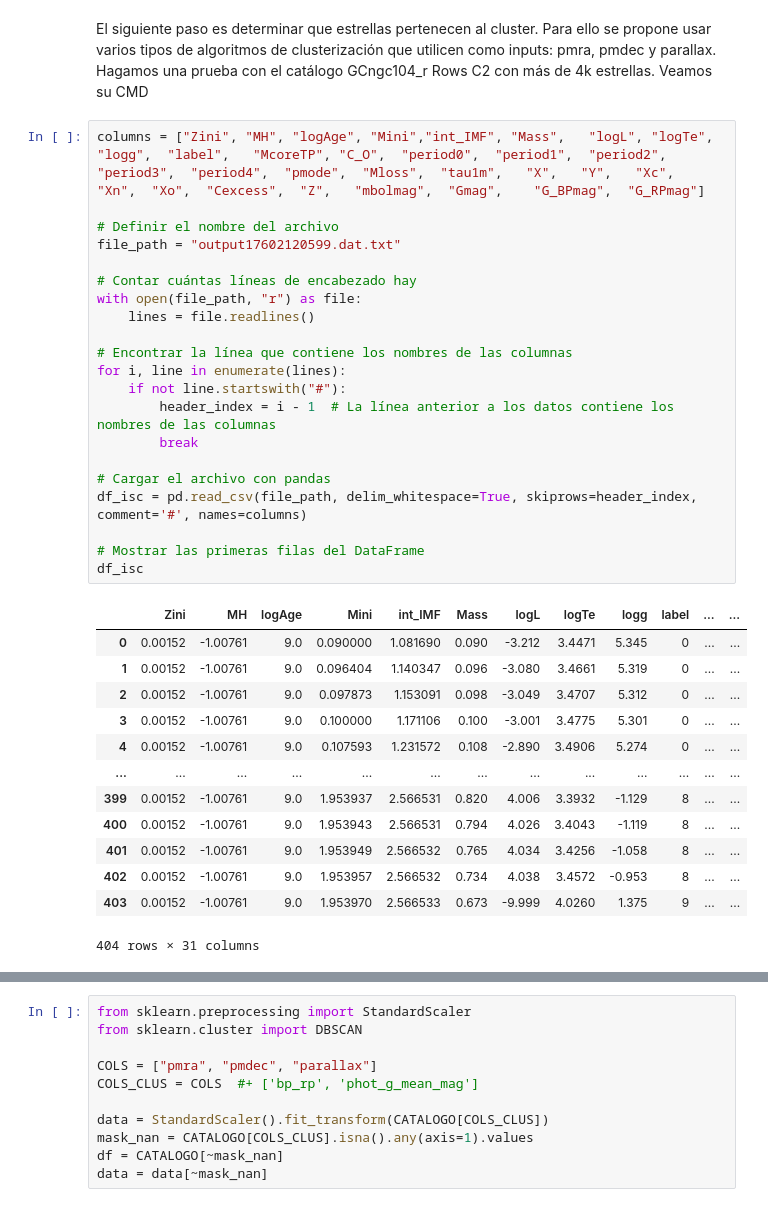
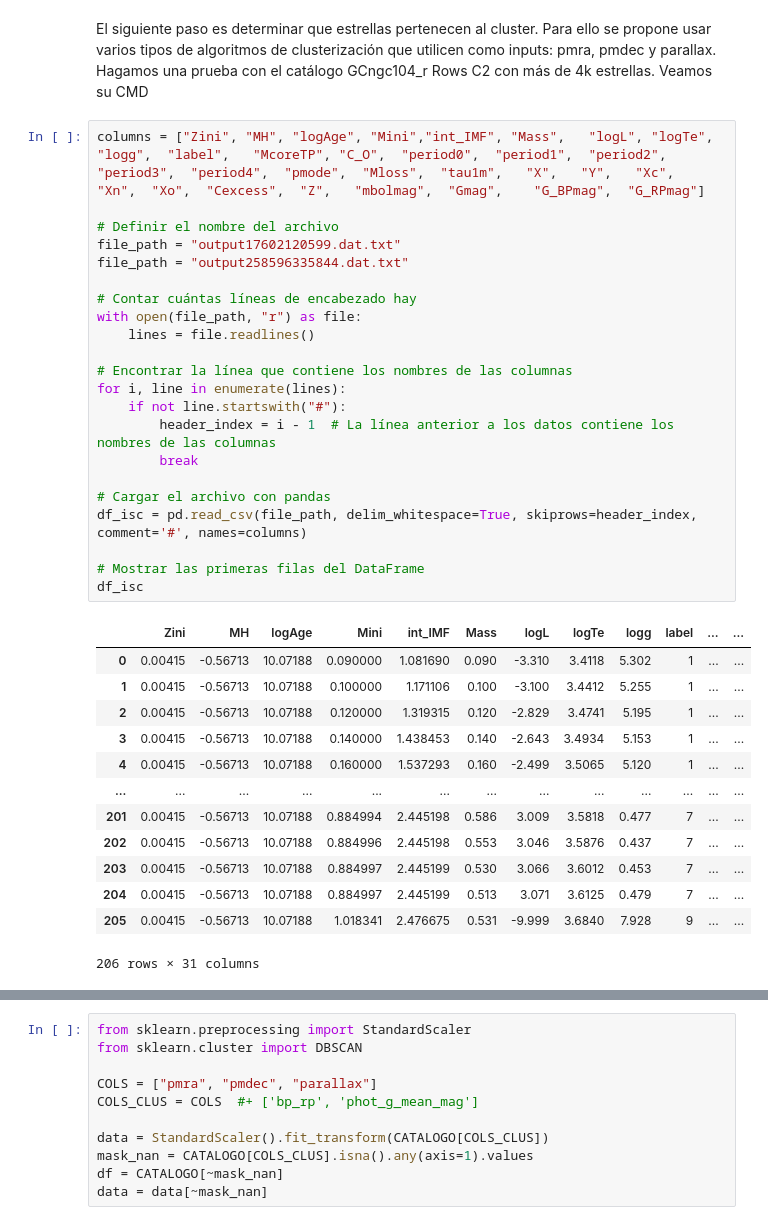
Before and after one commit to santhiperbolico/tfm-ucm-code, a Jupyter notebook: notebooks/Resultados Previos.ipynb, the cells around one changed output, grey strips where cells are left out. Drawn from its saved outputs; the diff is of its cells as text.

```diff
--- a/notebooks/Resultados Previos.ipynb
+++ b/notebooks/Resultados Previos.ipynb
@@ -293,38 +293,39 @@ El siguiente paso es determinar que estrellas pertenecen al cluster. Para ello s
 # %%
 columns = ["Zini", "MH", "logAge", "Mini","int_IMF", "Mass",   "logL", "logTe",  "logg",  "label",   "McoreTP", "C_O",  "period0",  "period1",  "period2",  "period3",  "period4",  "pmode",  "Mloss",  "tau1m",   "X",   "Y",   "Xc",  "Xn",  "Xo",  "Cexcess",  "Z", 	 "mbolmag",  "Gmag",    "G_BPmag",  "G_RPmag"]
 
 # Definir el nombre del archivo
 file_path = "output17602120599.dat.txt"
+file_path = "output258596335844.dat.txt"
 
 # Contar cuántas líneas de encabezado hay
 with open(file_path, "r") as file:
     lines = file.readlines()
 
 # Encontrar la línea que contiene los nombres de las columnas
 for i, line in enumerate(lines):
     if not line.startswith("#"):
         header_index = i - 1  # La línea anterior a los datos contiene los nombres de las columnas
         break
 
 # Cargar el archivo con pandas
 df_isc = pd.read_csv(file_path, delim_whitespace=True, skiprows=header_index, comment='#', names=columns)
 
 # Mostrar las primeras filas del DataFrame
 df_isc
 # %% [output]
 |  | Zini | MH | logAge | Mini | int_IMF | Mass | logL | logTe | logg | label | ... | ... |
-| 0 | 0.00152 | -1.00761 | 9.0 | 0.090000 | 1.081690 | 0.090 | -3.212 | 3.4471 | 5.345 | 0 | ... | ... |
-| 1 | 0.00152 | -1.00761 | 9.0 | 0.096404 | 1.140347 | 0.096 | -3.080 | 3.4661 | 5.319 | 0 | ... | ... |
-| 2 | 0.00152 | -1.00761 | 9.0 | 0.097873 | 1.153091 | 0.098 | -3.049 | 3.4707 | 5.312 | 0 | ... | ... |
-| 3 | 0.00152 | -1.00761 | 9.0 | 0.100000 | 1.171106 | 0.100 | -3.001 | 3.4775 | 5.301 | 0 | ... | ... |
-| 4 | 0.00152 | -1.00761 | 9.0 | 0.107593 | 1.231572 | 0.108 | -2.890 | 3.4906 | 5.274 | 0 | ... | ... |
+| 0 | 0.00415 | -0.56713 | 10.07188 | 0.090000 | 1.081690 | 0.090 | -3.310 | 3.4118 | 5.302 | 1 | ... | ... |
+| 1 | 0.00415 | -0.56713 | 10.07188 | 0.100000 | 1.171106 | 0.100 | -3.100 | 3.4412 | 5.255 | 1 | ... | ... |
+| 2 | 0.00415 | -0.56713 | 10.07188 | 0.120000 | 1.319315 | 0.120 | -2.829 | 3.4741 | 5.195 | 1 | ... | ... |
+| 3 | 0.00415 | -0.56713 | 10.07188 | 0.140000 | 1.438453 | 0.140 | -2.643 | 3.4934 | 5.153 | 1 | ... | ... |
+| 4 | 0.00415 | -0.56713 | 10.07188 | 0.160000 | 1.537293 | 0.160 | -2.499 | 3.5065 | 5.120 | 1 | ... | ... |
 | ... | ... | ... | ... | ... | ... | ... | ... | ... | ... | ... | ... | ... |
-| 399 | 0.00152 | -1.00761 | 9.0 | 1.953937 | 2.566531 | 0.820 | 4.006 | 3.3932 | -1.129 | 8 | ... | ... |
-| 400 | 0.00152 | -1.00761 | 9.0 | 1.953943 | 2.566531 | 0.794 | 4.026 | 3.4043 | -1.119 | 8 | ... | ... |
-| 401 | 0.00152 | -1.00761 | 9.0 | 1.953949 | 2.566532 | 0.765 | 4.034 | 3.4256 | -1.058 | 8 | ... | ... |
-| 402 | 0.00152 | -1.00761 | 9.0 | 1.953957 | 2.566532 | 0.734 | 4.038 | 3.4572 | -0.953 | 8 | ... | ... |
-| 403 | 0.00152 | -1.00761 | 9.0 | 1.953970 | 2.566533 | 0.673 | -9.999 | 4.0260 | 1.375 | 9 | ... | ... |
+| 201 | 0.00415 | -0.56713 | 10.07188 | 0.884994 | 2.445198 | 0.586 | 3.009 | 3.5818 | 0.477 | 7 | ... | ... |
+| 202 | 0.00415 | -0.56713 | 10.07188 | 0.884996 | 2.445198 | 0.553 | 3.046 | 3.5876 | 0.437 | 7 | ... | ... |
+| 203 | 0.00415 | -0.56713 | 10.07188 | 0.884997 | 2.445199 | 0.530 | 3.066 | 3.6012 | 0.453 | 7 | ... | ... |
+| 204 | 0.00415 | -0.56713 | 10.07188 | 0.884997 | 2.445199 | 0.513 | 3.071 | 3.6125 | 0.479 | 7 | ... | ... |
+| 205 | 0.00415 | -0.56713 | 10.07188 | 1.018341 | 2.476675 | 0.531 | -9.999 | 3.6840 | 7.928 | 9 | ... | ... |
-404 rows × 31 columns
+206 rows × 31 columns
 # %%
 CATALOGO = dfr1_c2
 
```
Also changed, not shown: parts of 9 cells of this notebook, 1 other file.
